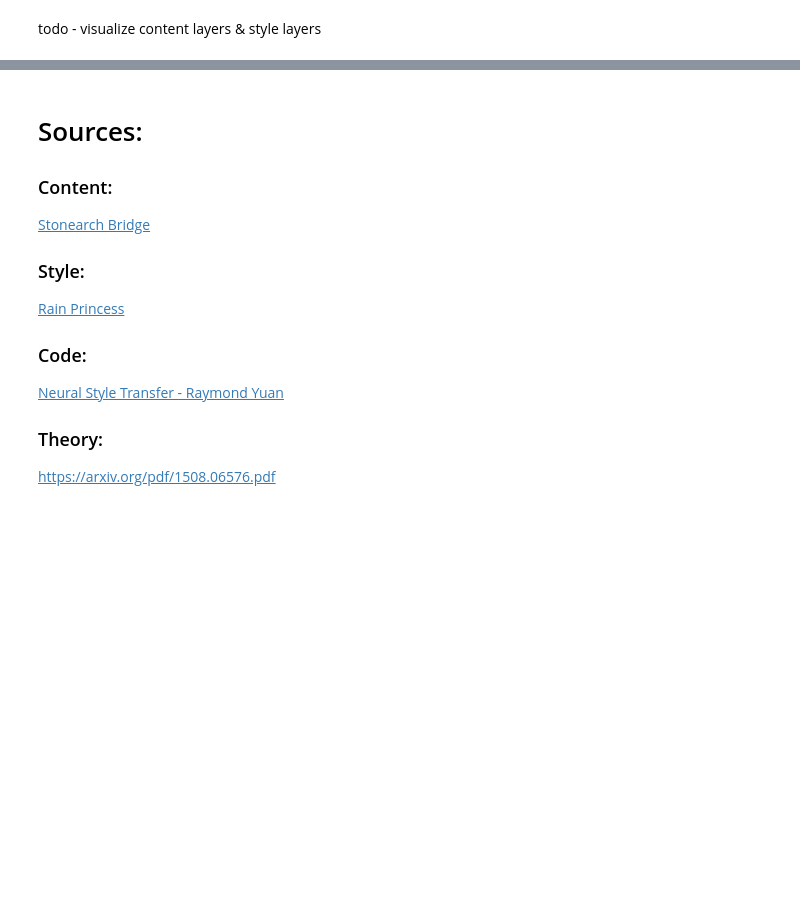
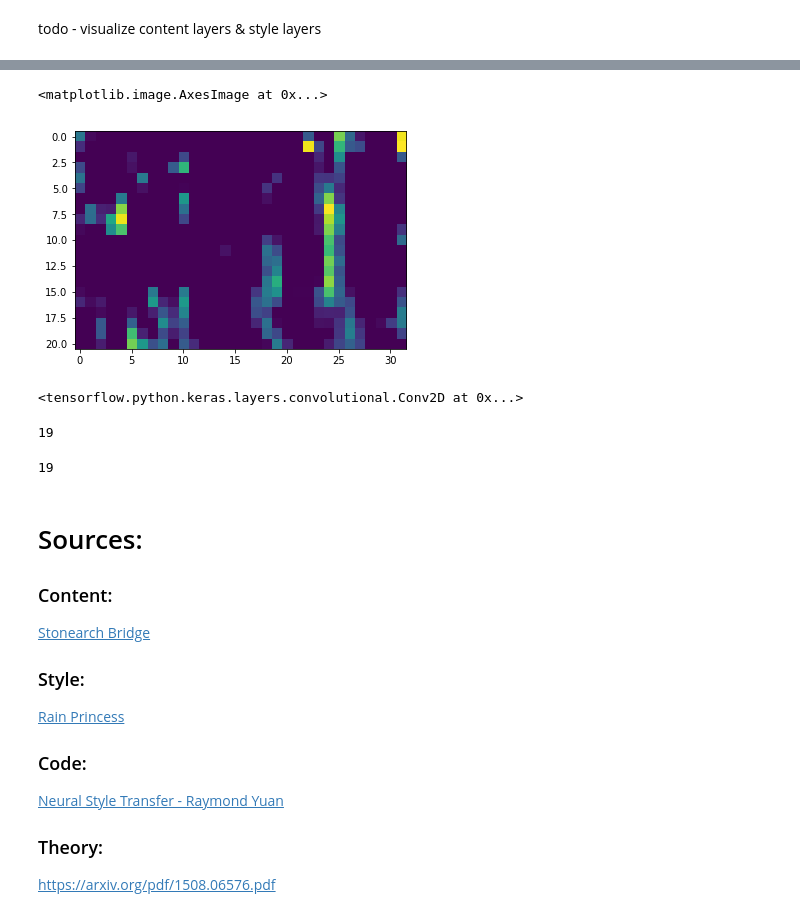
Before and after one commit to Nick-Morgan/neural-style-transfer, a Jupyter notebook: Outline & Notes.ipynb, the cells around one changed output, grey strips where cells are left out. Drawn from its saved outputs; the diff is of its cells as text; code cells hidden in the pictures; blank space fills up the shorter version.

```diff
--- a/Outline & Notes.ipynb
+++ b/Outline & Notes.ipynb
@@ -208,3 +285,20 @@ def get_feature_representations(model, content_path, style_path):
+# %%
+plt.imshow(content_features[0].numpy()[:,:,10])
+# %% [output]
+<matplotlib.image.AxesImage at 0x...>
+[figure, added]
+# %%
+model.get_layer('block5_conv2')
+# %% [output]
+<tensorflow.python.keras.layers.convolutional.Conv2D at 0x...>
+# %%
+len(model.layers)
+# %% [output]
+19
+# %%
+len(activations)
+# %% [output]
+19
 # %%
 def compute_loss(model, loss_weights, init_image, gram_style_features, content_features):
     """This function will compute the loss total loss.
```
Also changed, not shown: parts of 17 cells of this notebook.
